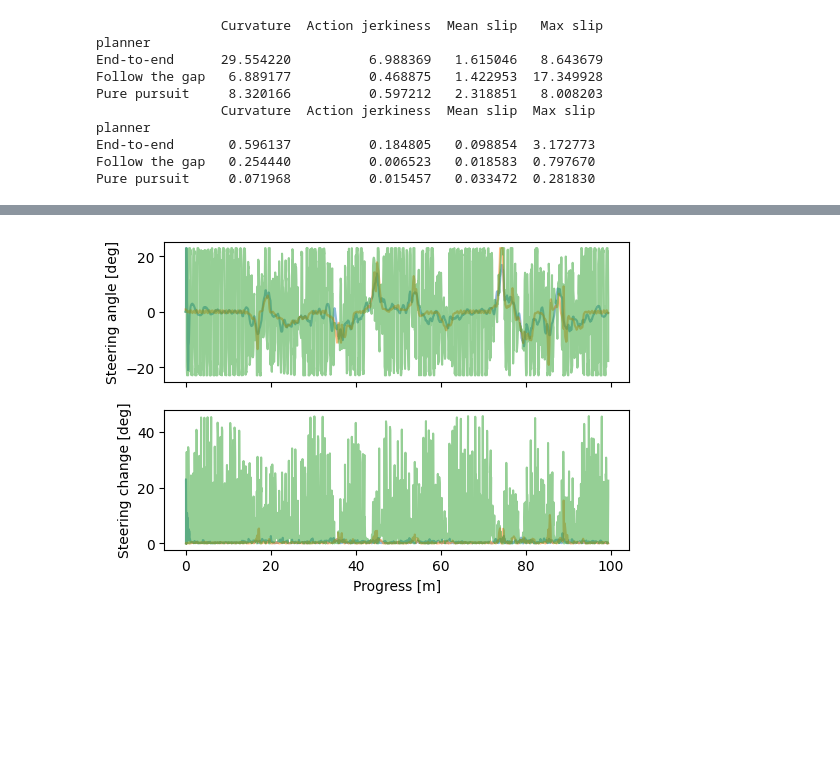
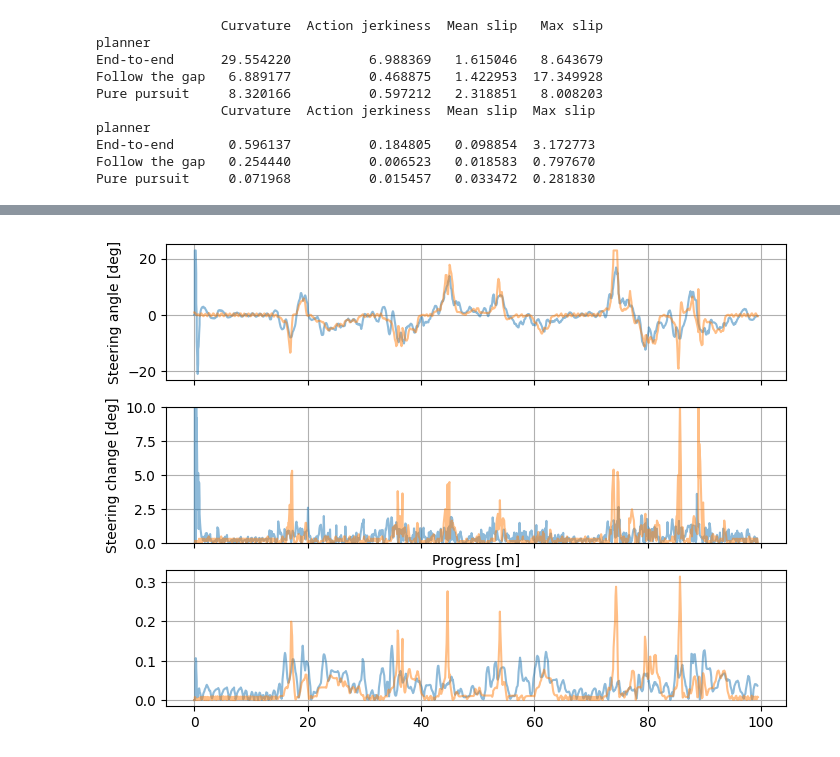
Before and after one commit to BDEvan5/f1tenth_benchmarks, a Jupyter notebook: Notebooks/benchmark_results.ipynb, the cells around one changed output, grey strips where cells are left out. Saved outputs shown, nothing was run; the diff lists cells and outputs as text; code cells hidden in the pictures; blank space fills up the shorter version.

```diff
--- a/Notebooks/benchmark_results.ipynb
+++ b/Notebooks/benchmark_results.ipynb
@@ -190,34 +253,41 @@ Text(0, 0.5, 'Frequency [%]')
 map_name = "esp"
 lap_n = 1
 from matplotlib.ticker import PercentFormatter
 
 planners = ['GlobalPlanPP', "FollowTheGap", "EndToEnd"]
 test_ids = ["mu70", "Std", "TestTD3"]
 
 dfs = []
 for i in range(3):
     data = np.load(f"../Logs/{planners[i]}/RawData_{test_ids[i]}/SimLog_{map_name}_{lap_n}.npy")[1:, :] #remove first repeated entry
     df = pd.DataFrame(data, columns=["x", "y", "steer", "speed", "yaw", "yaw_rate", "slip", "steer_a", "speed_a", "progress"])
     df.steer_a = df.steer_a * 180 / np.pi
     df.progress = df.progress * 100
-    df = df[["steer_a", "progress"]]
+    df = df[["steer_a", "progress", "slip"]]
     df["d_steer"] = df.steer_a.diff().abs()
     dfs.append(df)
 
 # df = pd.concat(dfs, axis=1)
 # df.columns = neat_planner_names
 
 # df_d = df.diff().abs()
 
-fig, (ax1, ax2) = plt.subplots(2, 1, figsize=(6, 4), sharex=True)
+fig, (ax1, ax2, ax3) = plt.subplots(3, 1, figsize=(8, 6), sharex=True)
 ax1.set_ylabel("Steering angle [deg]")
 ax2.set_xlabel("Progress [m]")
 ax2.set_ylabel("Steering change [deg]")
 
-for i in range(3):
+for i in range(2):
     df = dfs[i]
     ax1.plot(df["progress"], df["steer_a"], label=neat_planner_names[i], alpha=0.5)
 
     ax2.plot(df["progress"], df["d_steer"], label=neat_planner_names[i], alpha=0.5)
+
+    ax3.plot(df["progress"], df["slip"].abs(), label=neat_planner_names[i], alpha=0.5)
+
+ax1.grid(True)
+ax2.grid(True)
+ax2.set_ylim(0, 10)
+ax3.grid(True)
 # %% [output]
-[figure, old version]
+[figure, new version]
```
Also changed, not shown: parts of 7 cells of this notebook, 5 other files.
